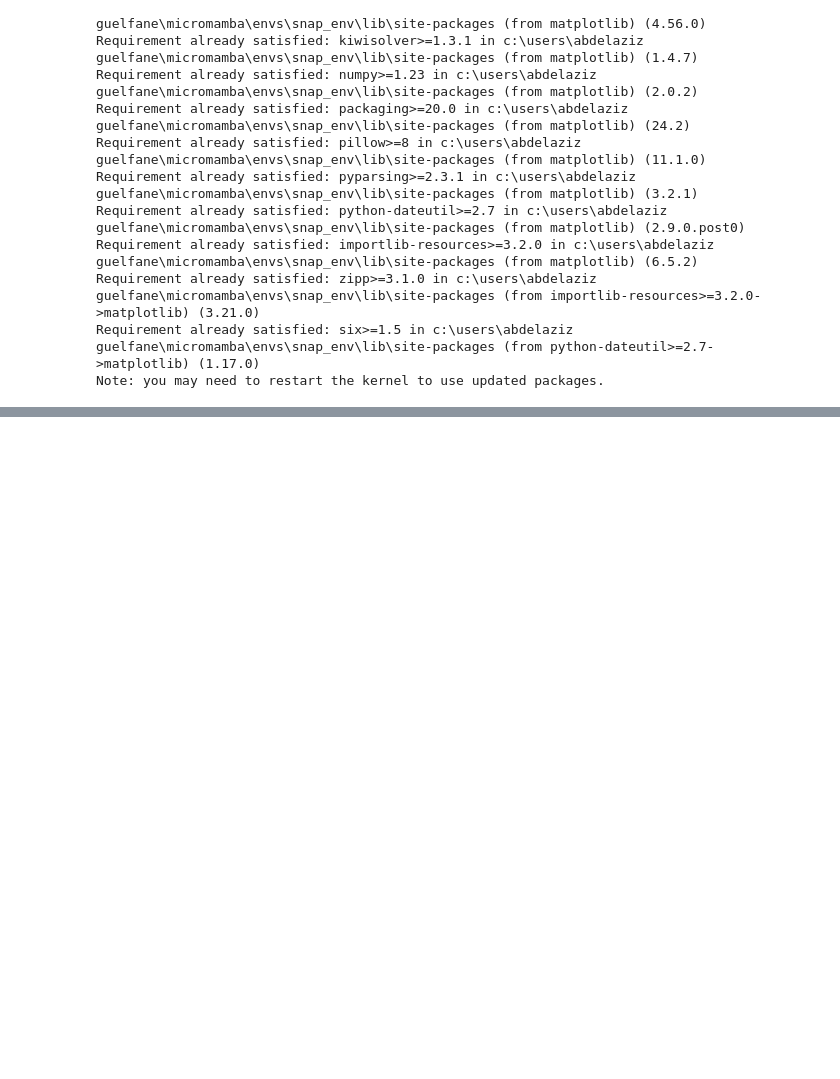
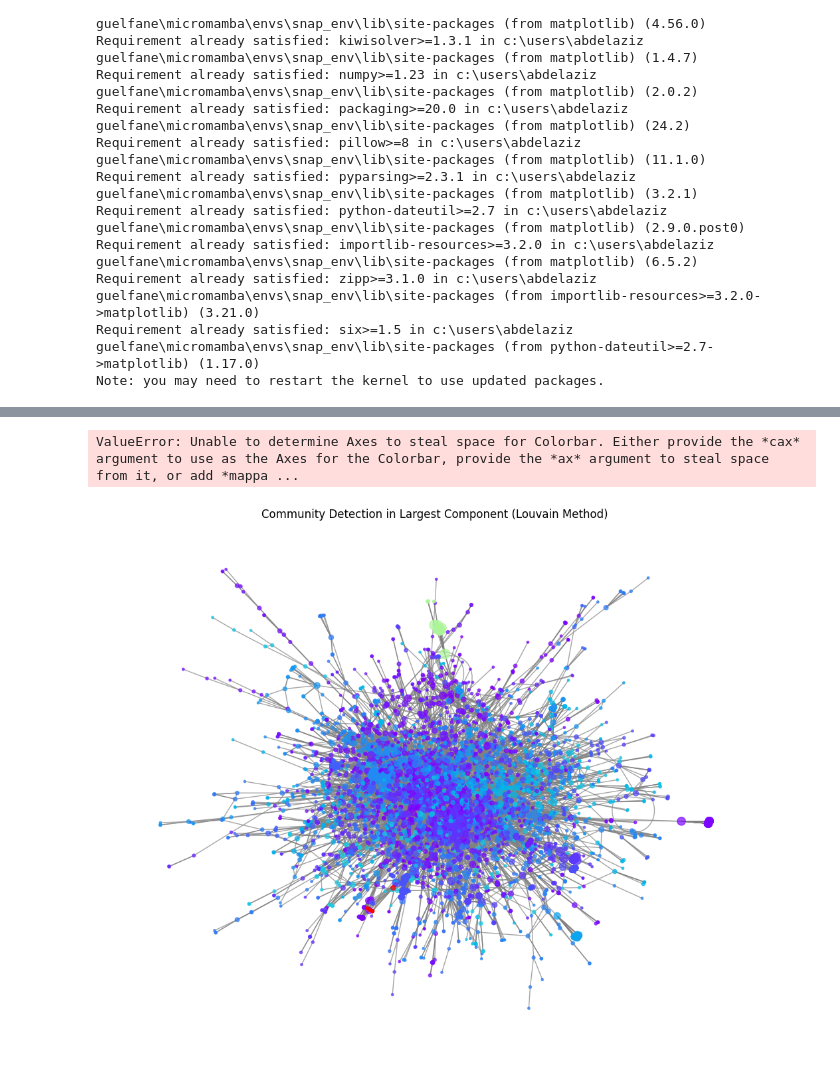
Before and after one commit to Abdelaziz03/Large-Scale-Graph-Mining_project, a Jupyter notebook: thing_1.ipynb, the cells around one changed output, grey strips where cells are left out. Saved outputs shown, nothing was run; the diff lists cells and outputs as text; code cells hidden in the pictures; blank space fills up the shorter version.

Commit message:
community detection new approches

```diff
--- a/thing_1.ipynb
+++ b/thing_1.ipynb
@@ -137,0 +177,28 @@ OSError: [Errno 22] Invalid argument: 'file_path = "CA-GrQc.txt"'
+# %%
+# Compute largest connected component
+largest_cc = max(nx.connected_components(nx_graph), key=len)
+subgraph = nx_graph.subgraph(largest_cc)
+# %%
+# Improved graph visualization
+plt.figure(figsize=(10, 8))
+pos = nx.spring_layout(subgraph, seed=42)  # Better node positioning
+
+# Filter partition values for nodes in the subgraph
+node_colors = [partition[node] for node in subgraph.nodes()]
+
+nx.draw(
+    subgraph,
+    pos,
+    node_color=node_colors,
+    node_size=[(d+1) * 3 for _, d in subgraph.degree()],  # Scale node size by degree
+    cmap=plt.cm.rainbow,
+    edge_color="gray",
+    alpha=0.7,
+    with_labels=False
+)
+plt.title("Community Detection in Largest Component (Louvain Method)")
+plt.colorbar(plt.cm.ScalarMappable(cmap=plt.cm.rainbow), label="Community ID")
+plt.show()
+# %% [output]
+ValueError: Unable to determine Axes to steal space for Colorbar. Either provide the *cax* argument to use as the Axes for the Colorbar, provide the *ax* argument to steal space from it, or add *mappa ...
+[figure, added]
```
Also changed, not shown: parts of 13 cells of this notebook.
